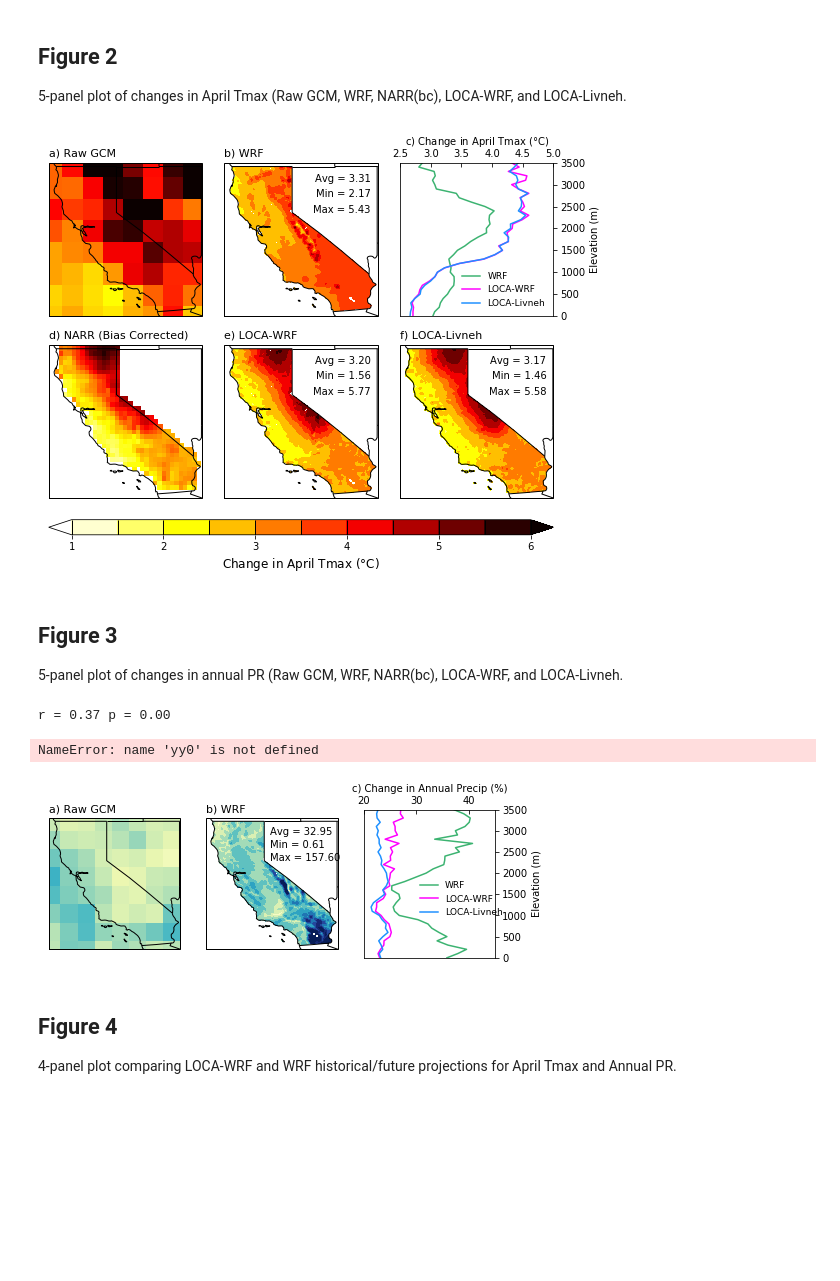
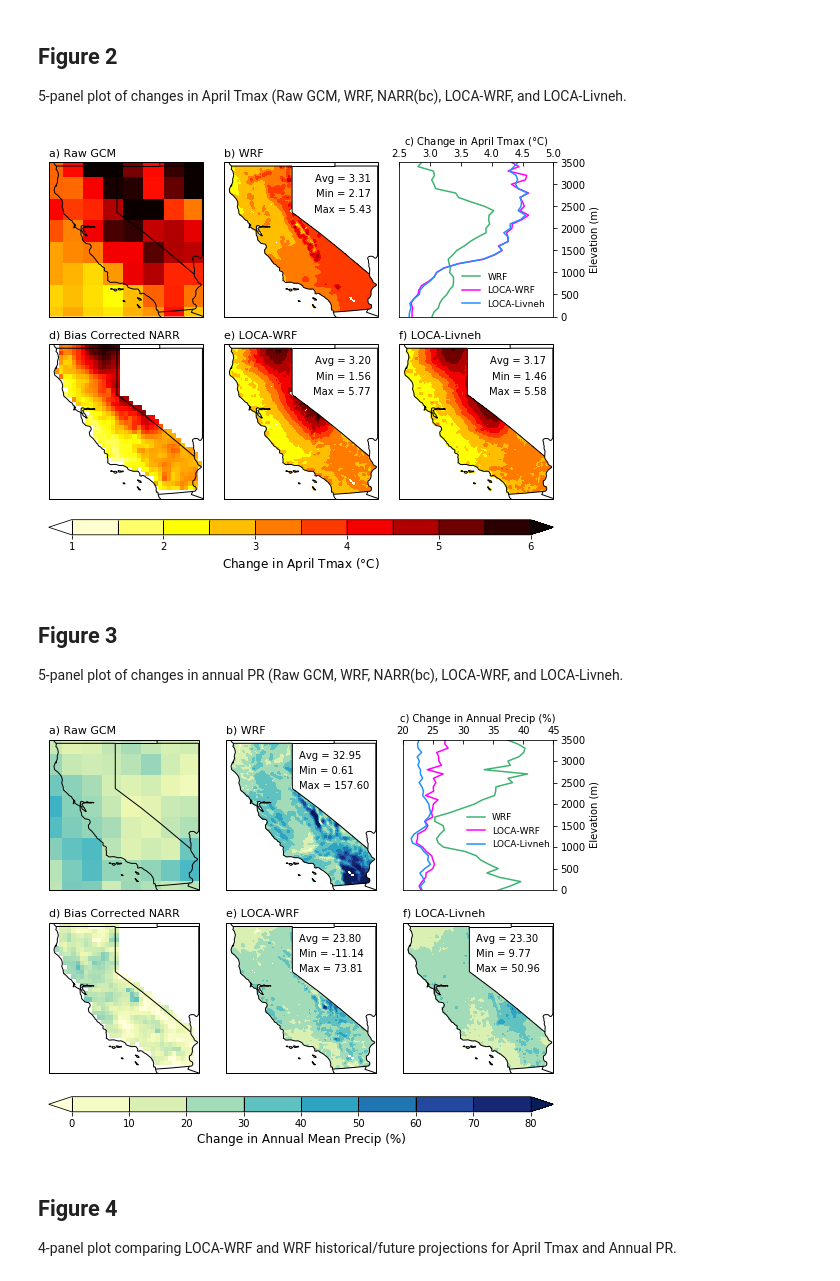
Before and after one commit to neil-berg/doe-downscaling, a Jupyter notebook: paper-figures.ipynb, the cells around one changed output. Cells and saved outputs as stored; diff of their text form; code cells hidden in the pictures; blank space fills up the shorter version.

Commit message:
bias corrected NARR

```diff
--- a/paper-figures.ipynb
+++ b/paper-figures.ipynb
@@ -475,7 +475,7 @@ ax3.set_aspect(abs(xx1-xx0)/abs(yy1-yy0))
 # NARR (Bias Corrected)
 ax4 = fig.add_subplot(2, 3, 4, projection=ccrs.PlateCarree())
 ax4.coastlines('50m')
-ax4.set_title('d) NARR (Bias Corrected)', loc='left', fontsize=11)
+ax4.set_title('d) Bias Corrected NARR', loc='left', fontsize=11)
 ax4.add_feature(states_provinces, edgecolor='black')
 ax4.add_feature(cfeature.BORDERS)
 ax4.set_extent([235.25,246,32.25,42.25])
@@ -549,7 +549,7 @@ cbar.set_label('Change in April Tmax ($\degree$C)', fontsize=12)
 
 plt.savefig('/Users/nberg/projects/doe/figures/Figure2.jpeg', dpi=300, bbox_inches='tight')
 # %% [output]
-[figure, old version]
+[figure, new version]
 # %% [markdown]
 ## Figure 3
 
@@ -725,7 +725,7 @@ ax3.set_aspect(abs(xx1-xx0)/abs(yy1-yy0))
 # NARR (BC)
 ax4 = fig.add_subplot(2, 3, 4, projection=ccrs.PlateCarree())
 ax4.coastlines('50m')
-ax4.set_title('d) NARR (Bias Corrected)', loc='left', fontsize=11)
+ax4.set_title('d) Bias Corrected NARR', loc='left', fontsize=11)
 ax4.add_feature(states_provinces, edgecolor='black')
 ax4.add_feature(cfeature.BORDERS)
 ax4.set_extent([235.25,246,32.25,42.25])
@@ -771,37 +771,35 @@ ax6.text(-119.5, 40, 'Min = {0:.2f}'.format(loca_livneh_change_pr_min),
         horizontalalignment='left',
         transform=ccrs.Geodetic(),
         fontsize=10)
 ax6.text(-119.5, 39, 'Max = {0:.2f}'.format(loca_livneh_change_pr_max),
         horizontalalignment='left',
         transform=ccrs.Geodetic(),
         fontsize=10)
 plot6 = ax6.contourf(same_lon, same_lat, loca_livneh_change_pr, plot_ticks,
                      transform=ccrs.PlateCarree(), cmap='YlGnBu', extend='both')
 ax6.set_aspect(abs(x1-x0)/abs(y1-y0))
 
 fig.tight_layout(h_pad=-3)
 
 # Obtain axes coordinates for each subplot for colorbar positioning
 ax1_pos = ax1.get_position() # details on ax1_pos.x0, .y0, .x1, .y1, .height .width
 ax2_pos = ax2.get_position()
 ax3_pos = ax3.get_position()
 ax4_pos = ax4.get_position()
 ax5_pos = ax5.get_position()
 ax6_pos = ax6.get_position()
 
 # Colorbar for all panels
 cbar_height = 0.035
 cbar_ax = fig.add_axes([ax4_pos.x0, ax4_pos.y0-.02, ax6_pos.x1-ax4_pos.x0, cbar_height]) # bottom left corner x,y, and width, height
 cbar = plt.colorbar(plot2, cax=cbar_ax, orientation='horizontal', drawedges=True, extend='both')
 cbar.dividers.set_edgecolor('black')
 cbar.dividers.set_linewidth(1)
 cbar.set_label('Change in Annual Mean Precip (%)', fontsize=12)
 
-#plt.savefig('/Users/nberg/projects/doe/figures/Figure3.jpeg', dpi=300, bbox_inches='tight')
+plt.savefig('/Users/nberg/projects/doe/figures/Figure3.jpeg', dpi=300, bbox_inches='tight')
 # %% [output]
-r = 0.37 p = 0.00
-NameError: name 'yy0' is not defined
-[figure, old version]
+[figure, new version]
 # %% [markdown]
 ## Figure 4
 
```
